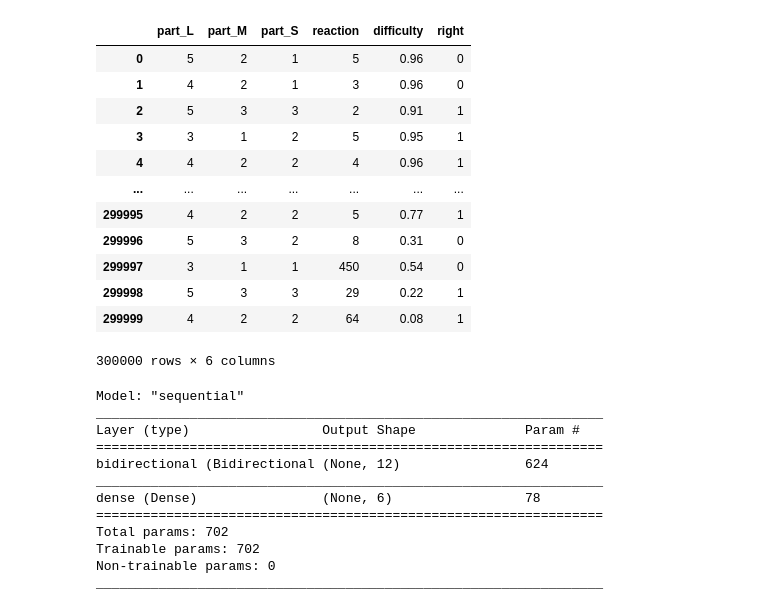
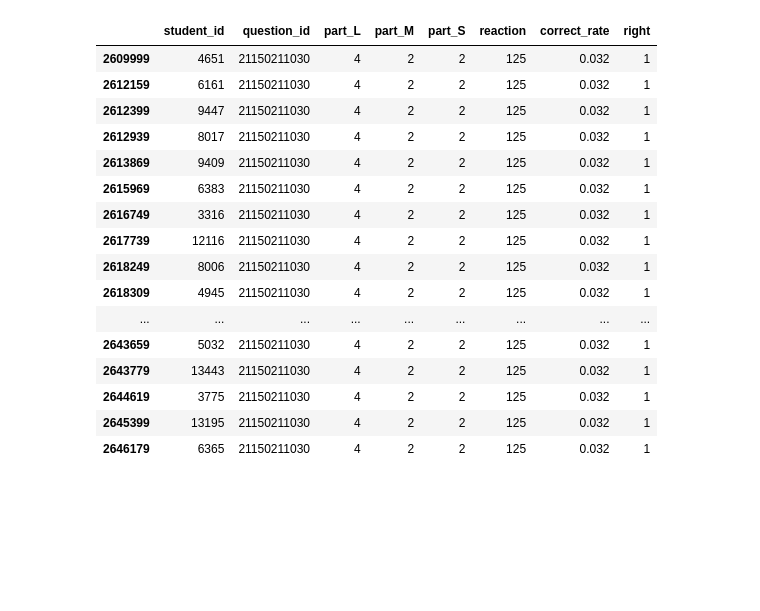
Before and after one commit to 112224/studyselfer, a Jupyter notebook: ai_part.ipynb, the cells around one changed output. Saved outputs shown, nothing was run; the diff lists cells and outputs as text; code cells hidden in the pictures; blank space fills up the shorter version.

```diff
--- a/ai_part.ipynb
+++ b/ai_part.ipynb
@@ -134,16 +25,0 @@ array([1, 2, 3, 4, 5])
-# %%
-tmp
-# %% [output]
-|  | part_L | part_M | part_S | reaction | difficulty | right |
-| 0 | 5 | 2 | 1 | 5 | 0.96 | 0 |
-| 1 | 4 | 2 | 1 | 3 | 0.96 | 0 |
-| 2 | 5 | 3 | 3 | 2 | 0.91 | 1 |
-| 3 | 3 | 1 | 2 | 5 | 0.95 | 1 |
-| 4 | 4 | 2 | 2 | 4 | 0.96 | 1 |
-| ... | ... | ... | ... | ... | ... | ... |
-| 299995 | 4 | 2 | 2 | 5 | 0.77 | 1 |
-| 299996 | 5 | 3 | 2 | 8 | 0.31 | 0 |
-| 299997 | 3 | 1 | 1 | 450 | 0.54 | 0 |
-| 299998 | 5 | 3 | 3 | 29 | 0.22 | 1 |
-| 299999 | 4 | 2 | 2 | 64 | 0.08 | 1 |
-300000 rows × 6 columns
@@ -155,28 +25,0 @@ attribute = 6
-# %%
-model = keras.Sequential()
-
-#timestep = k, k개의 데이터(시간)마다 값이 1개
-model.add(layers.Bidirectional(layers.LSTM(6),input_shape = (timesteps,attribute)))
-
-
-'''model.add(layers.Dense(40,activation = 'relu'))
-model.add(layers.Dense(80,activation = 'relu'))
-model.add(layers.Dense(160,activation = 'relu'))
-model.add(layers.Dense(80,activation = 'relu'))
-model.add(layers.Dense(40,activation = 'relu'))
-model.add(layers.Dense(20,activation = 'relu'))'''
-model.add(layers.Dense(6,activation = 'softmax'))
-model.summary()
-# %% [output]
-Model: "sequential"
-_________________________________________________________________
-Layer (type)                 Output Shape              Param #
-=================================================================
-bidirectional (Bidirectional (None, 12)                624
-_________________________________________________________________
-dense (Dense)                (None, 6)                 78
-=================================================================
-Total params: 702
-Trainable params: 702
-Non-trainable params: 0
-_________________________________________________________________
@@ -182,0 +31,23 @@ _________________________________________________________________
+# %%
+trial[(trial['question_id']==21150211030) & (trial['right']==1)]
+#svd(student_id, question_id, students.loc[students['student_id'],'grade'])
+#embedding
+#surprise -> cf
+# %% [output]
+|  | student_id | question_id | part_L | part_M | part_S | reaction | correct_rate | right |
+| 2609999 | 4651 | 21150211030 | 4 | 2 | 2 | 125 | 0.032 | 1 |
+| 2612159 | 6161 | 21150211030 | 4 | 2 | 2 | 125 | 0.032 | 1 |
+| 2612399 | 9447 | 21150211030 | 4 | 2 | 2 | 125 | 0.032 | 1 |
+| 2612939 | 8017 | 21150211030 | 4 | 2 | 2 | 125 | 0.032 | 1 |
+| 2613869 | 9409 | 21150211030 | 4 | 2 | 2 | 125 | 0.032 | 1 |
+| 2615969 | 6383 | 21150211030 | 4 | 2 | 2 | 125 | 0.032 | 1 |
+| 2616749 | 3316 | 21150211030 | 4 | 2 | 2 | 125 | 0.032 | 1 |
+| 2617739 | 12116 | 21150211030 | 4 | 2 | 2 | 125 | 0.032 | 1 |
+| 2618249 | 8006 | 21150211030 | 4 | 2 | 2 | 125 | 0.032 | 1 |
+| 2618309 | 4945 | 21150211030 | 4 | 2 | 2 | 125 | 0.032 | 1 |
+| ... | ... | ... | ... | ... | ... | ... | ... | ... |
+| 2643659 | 5032 | 21150211030 | 4 | 2 | 2 | 125 | 0.032 | 1 |
+| 2643779 | 13443 | 21150211030 | 4 | 2 | 2 | 125 | 0.032 | 1 |
+| 2644619 | 3775 | 21150211030 | 4 | 2 | 2 | 125 | 0.032 | 1 |
+| 2645399 | 13195 | 21150211030 | 4 | 2 | 2 | 125 | 0.032 | 1 |
+| 2646179 | 6365 | 21150211030 | 4 | 2 | 2 | 125 | 0.032 | 1 |
```
Also changed, not shown: parts of 71 cells of this notebook.
